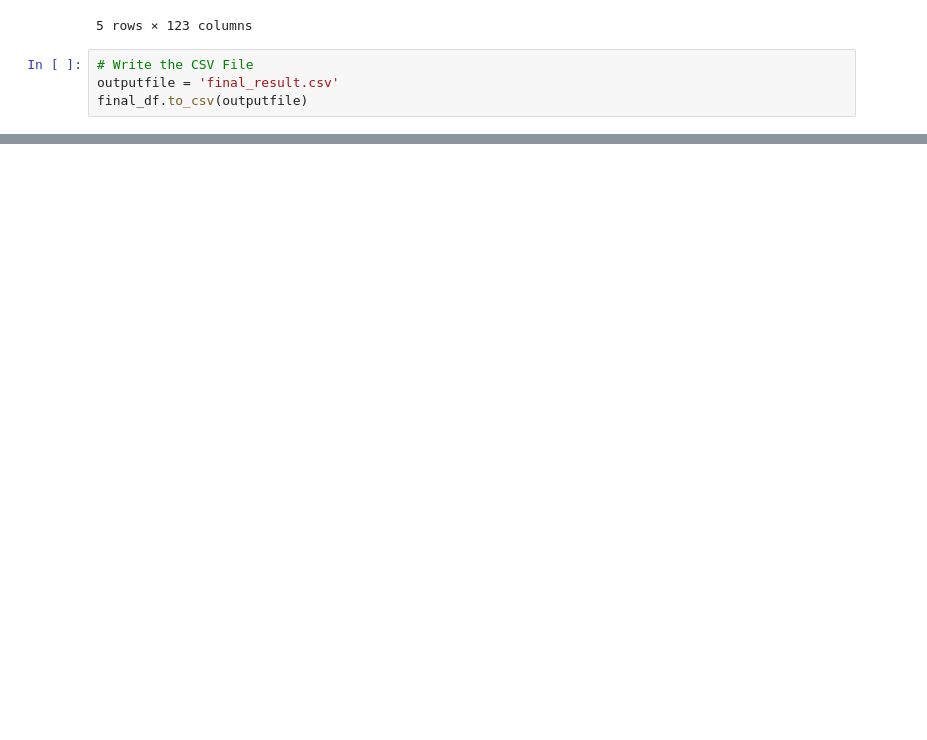
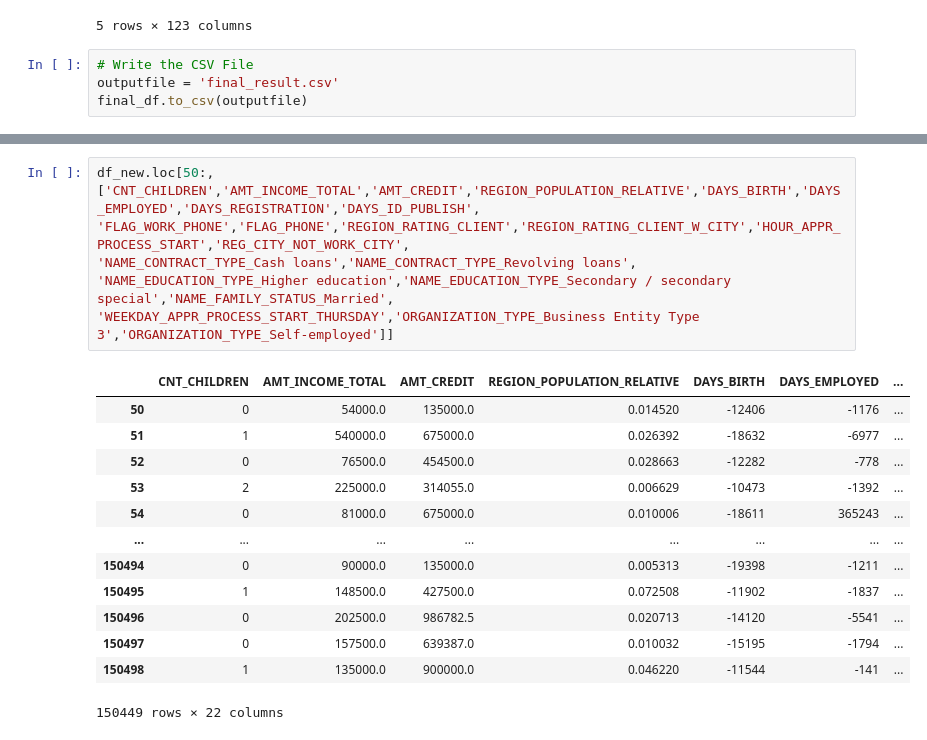
Before and after one commit to RajeeNatch/Project_Underwriters, a Jupyter notebook: Credit_Risk_Evaluator.ipynb, the cells around one changed output, grey strips where cells are left out. Cells and saved outputs as stored; diff of their text form; blank space fills up the shorter version.

```diff
--- a/Credit_Risk_Evaluator.ipynb
+++ b/Credit_Risk_Evaluator.ipynb
@@ -311,0 +320,20 @@ final_df.to_csv(outputfile)
+# %%
+df_new.loc[50:,['CNT_CHILDREN','AMT_INCOME_TOTAL','AMT_CREDIT','REGION_POPULATION_RELATIVE','DAYS_BIRTH','DAYS_EMPLOYED','DAYS_REGISTRATION','DAYS_ID_PUBLISH',
+'FLAG_WORK_PHONE','FLAG_PHONE','REGION_RATING_CLIENT','REGION_RATING_CLIENT_W_CITY','HOUR_APPR_PROCESS_START','REG_CITY_NOT_WORK_CITY',
+'NAME_CONTRACT_TYPE_Cash loans','NAME_CONTRACT_TYPE_Revolving loans',
+'NAME_EDUCATION_TYPE_Higher education','NAME_EDUCATION_TYPE_Secondary / secondary special','NAME_FAMILY_STATUS_Married',
+'WEEKDAY_APPR_PROCESS_START_THURSDAY','ORGANIZATION_TYPE_Business Entity Type 3','ORGANIZATION_TYPE_Self-employed']]
+# %% [output]
+|  | CNT_CHILDREN | AMT_INCOME_TOTAL | AMT_CREDIT | REGION_POPULATION_RELATIVE | DAYS_BIRTH | DAYS_EMPLOYED | ... |
+| 50 | 0 | 54000.0 | 135000.0 | 0.014520 | -12406 | -1176 | ... |
+| 51 | 1 | 540000.0 | 675000.0 | 0.026392 | -18632 | -6977 | ... |
+| 52 | 0 | 76500.0 | 454500.0 | 0.028663 | -12282 | -778 | ... |
+| 53 | 2 | 225000.0 | 314055.0 | 0.006629 | -10473 | -1392 | ... |
+| 54 | 0 | 81000.0 | 675000.0 | 0.010006 | -18611 | 365243 | ... |
+| ... | ... | ... | ... | ... | ... | ... | ... |
+| 150494 | 0 | 90000.0 | 135000.0 | 0.005313 | -19398 | -1211 | ... |
+| 150495 | 1 | 148500.0 | 427500.0 | 0.072508 | -11902 | -1837 | ... |
+| 150496 | 0 | 202500.0 | 986782.5 | 0.020713 | -14120 | -5541 | ... |
+| 150497 | 0 | 157500.0 | 639387.0 | 0.010032 | -15195 | -1794 | ... |
+| 150498 | 1 | 135000.0 | 900000.0 | 0.046220 | -11544 | -141 | ... |
+150449 rows × 22 columns
```
Also changed, not shown: parts of 9 cells of this notebook, 3 other files.
